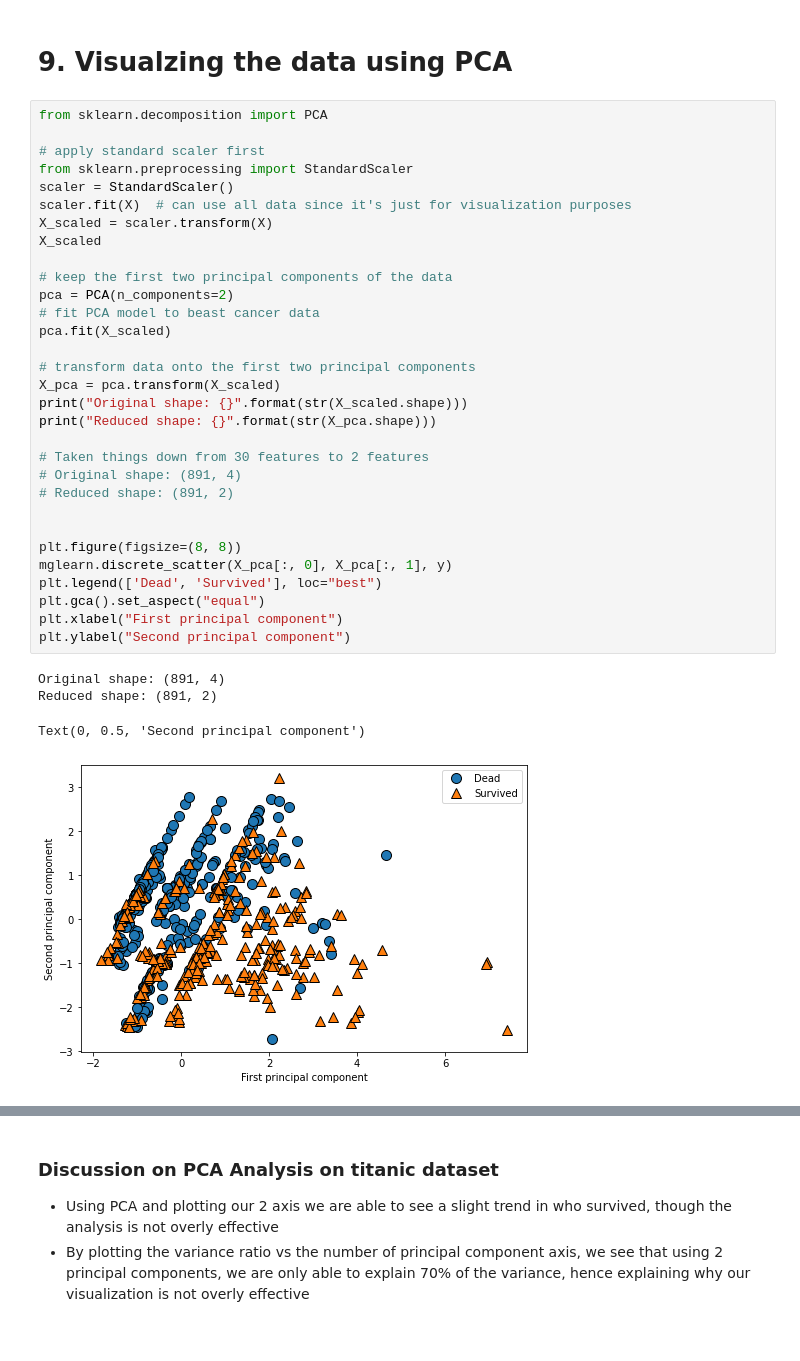
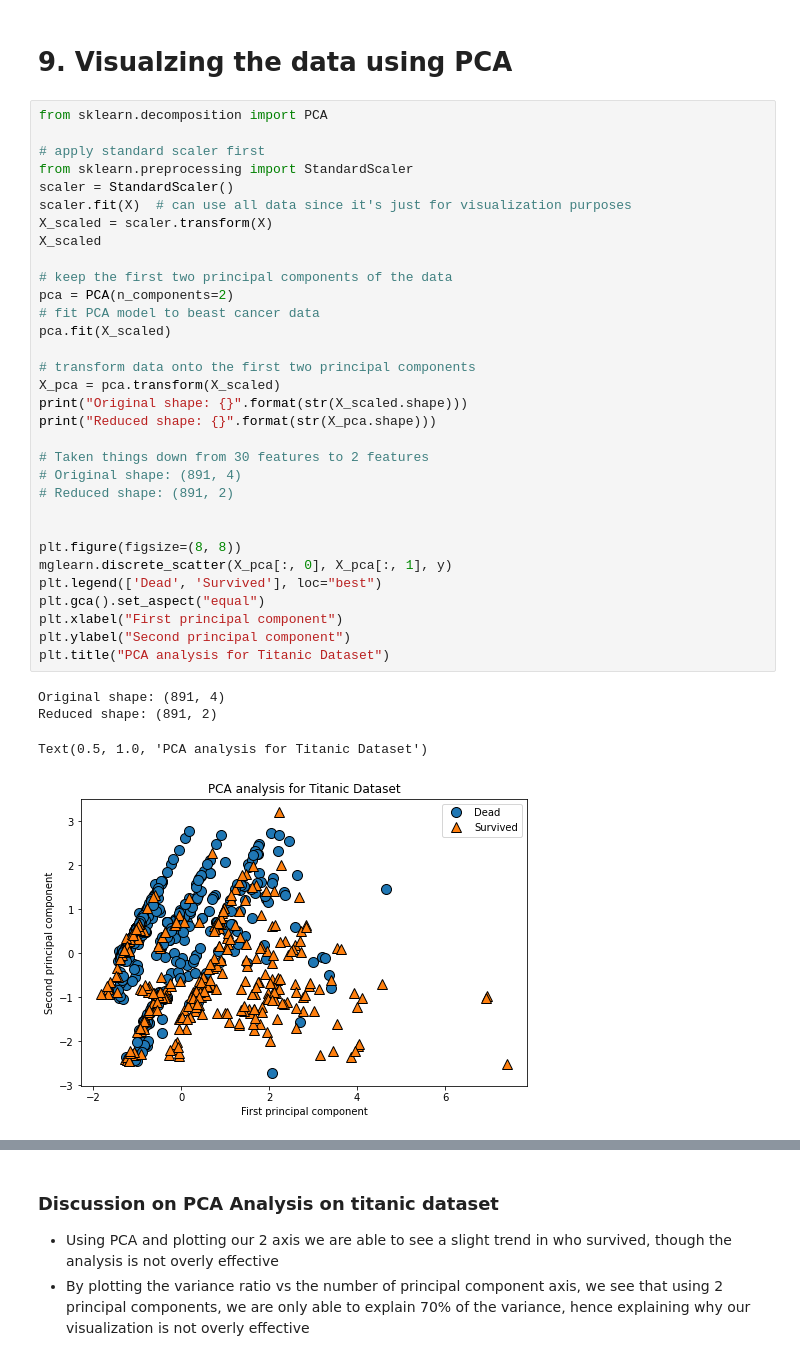
Before and after one commit to GraydonHall42/Titanic-Dataset-Analysis, a Jupyter notebook: GH_final_project.ipynb, the cells around one changed output, grey strips where cells are left out. Drawn from its saved outputs; the diff is of its cells as text.

```diff
--- a/GH_final_project.ipynb
+++ b/GH_final_project.ipynb
@@ -561,35 +561,36 @@ from sklearn.decomposition import PCA
 from sklearn.preprocessing import StandardScaler
 scaler = StandardScaler()
 scaler.fit(X)  # can use all data since it's just for visualization purposes
 X_scaled = scaler.transform(X)
 X_scaled
 
 # keep the first two principal components of the data
 pca = PCA(n_components=2)
 # fit PCA model to beast cancer data
 pca.fit(X_scaled)
 
 # transform data onto the first two principal components
 X_pca = pca.transform(X_scaled)
 print("Original shape: {}".format(str(X_scaled.shape)))
 print("Reduced shape: {}".format(str(X_pca.shape)))
 
 # Taken things down from 30 features to 2 features
 # Original shape: (891, 4)
 # Reduced shape: (891, 2)
 
 
 plt.figure(figsize=(8, 8))
 mglearn.discrete_scatter(X_pca[:, 0], X_pca[:, 1], y)
 plt.legend(['Dead', 'Survived'], loc="best")
 plt.gca().set_aspect("equal")
 plt.xlabel("First principal component")
 plt.ylabel("Second principal component")
+plt.title("PCA analysis for Titanic Dataset")
 # %% [output]
 Original shape: (891, 4)
 Reduced shape: (891, 2)
-Text(0, 0.5, 'Second principal component')
+Text(0.5, 1.0, 'PCA analysis for Titanic Dataset')
-[figure, old version]
+[figure, new version]
 # %%
 # investigating how each component contributes to each PC Axis
 p_components = pd.DataFrame(pca.components_, columns=X.columns)
```
Also changed, not shown: parts of 9 cells of this notebook, 10 other files.
